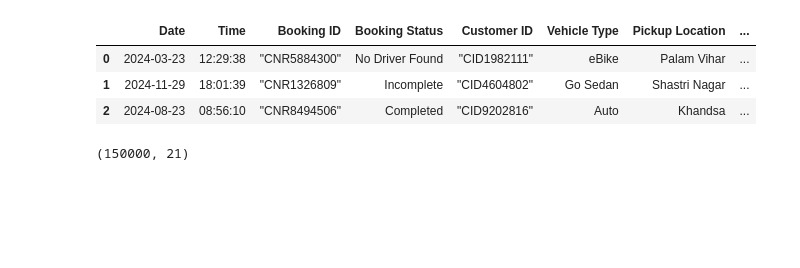
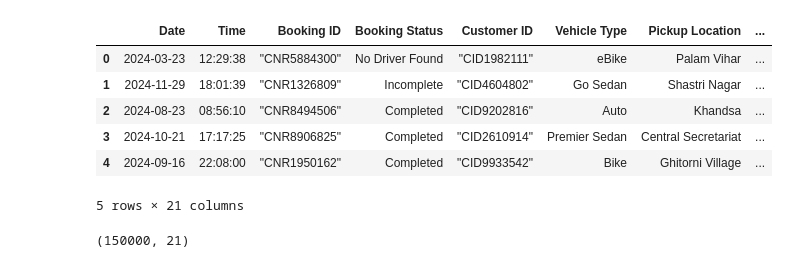
Before and after one commit to memjuly/prog, a Jupyter notebook: uber-eda.ipynb, the cells around one changed output. Cells and saved outputs as stored; diff of their text form; code cells hidden in the pictures; blank space fills up the shorter version.

```diff
--- a/uber-eda.ipynb
+++ b/uber-eda.ipynb
@@ -32,12 +32,15 @@ pwd
 # %%
 df = pd.read_csv("../data/ncr_ride_bookings.csv")
 # %%
-df.head(3)
+df.head()
 # %% [output]
 |  | Date | Time | Booking ID | Booking Status | Customer ID | Vehicle Type | Pickup Location | ... |
 | 0 | 2024-03-23 | 12:29:38 | "CNR5884300" | No Driver Found | "CID1982111" | eBike | Palam Vihar | ... |
 | 1 | 2024-11-29 | 18:01:39 | "CNR1326809" | Incomplete | "CID4604802" | Go Sedan | Shastri Nagar | ... |
 | 2 | 2024-08-23 | 08:56:10 | "CNR8494506" | Completed | "CID9202816" | Auto | Khandsa | ... |
+| 3 | 2024-10-21 | 17:17:25 | "CNR8906825" | Completed | "CID2610914" | Premier Sedan | Central Secretariat | ... |
+| 4 | 2024-09-16 | 22:08:00 | "CNR1950162" | Completed | "CID9933542" | Bike | Ghitorni Village | ... |
+5 rows × 21 columns
 # %%
 df.shape
 # %% [output]
```
Also changed, not shown: parts of 11 cells of this notebook.
